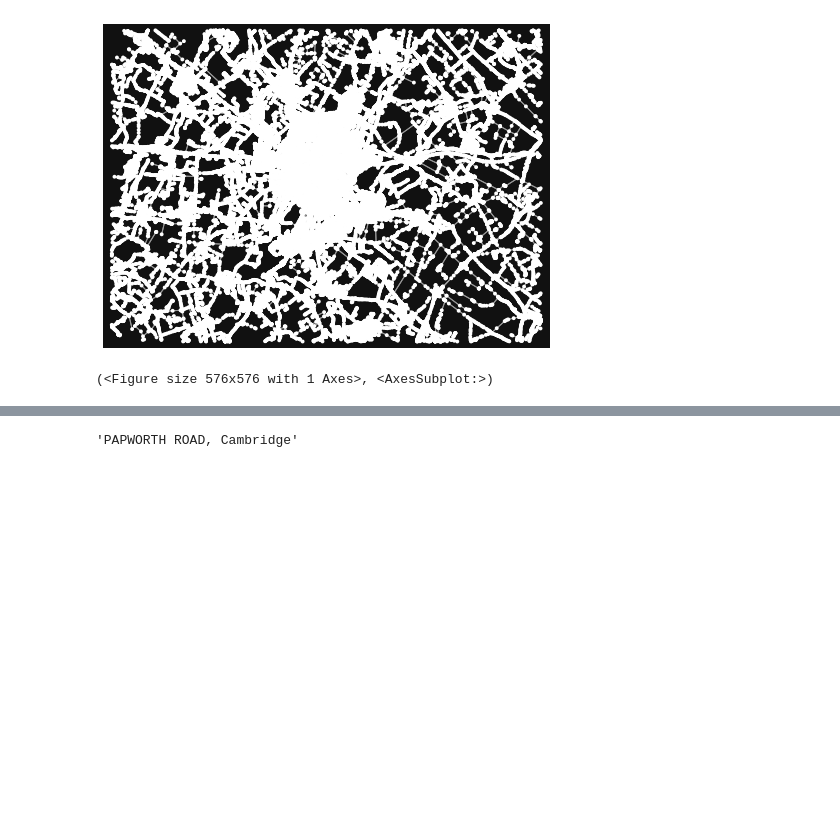
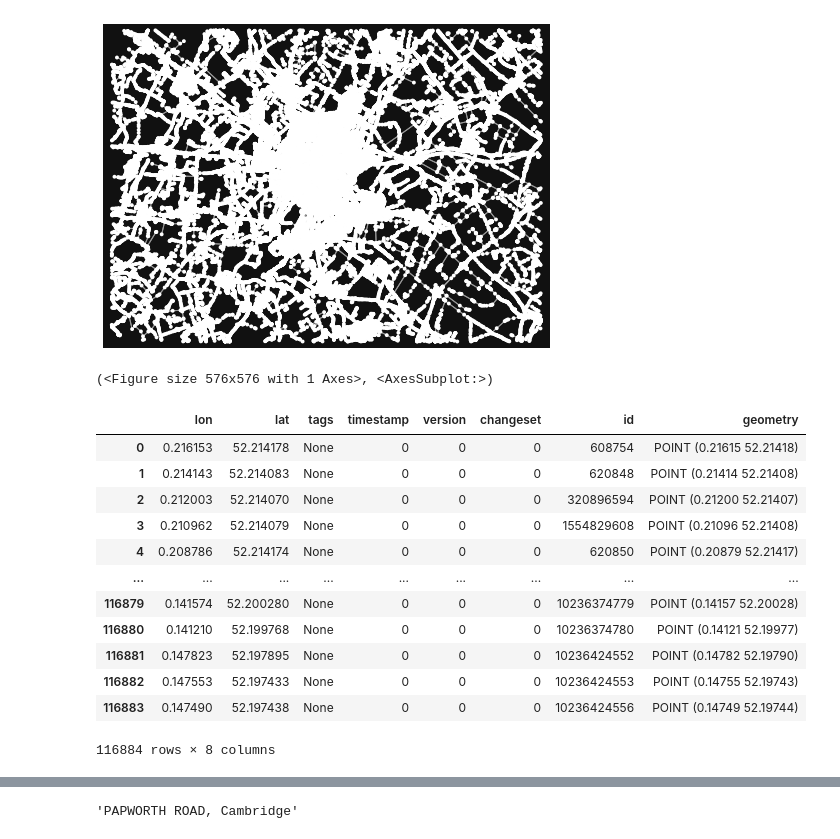
Before and after one commit to nhsx/nhs_time_of_travel, a Jupyter notebook: MCLP/scripts/mclp_test2.ipynb, the cells around one changed output, grey strips where cells are left out. Drawn from its saved outputs; the diff is of its cells as text; code cells hidden in the pictures; blank space fills up the shorter version.

```diff
--- a/MCLP/scripts/mclp_test2.ipynb
+++ b/MCLP/scripts/mclp_test2.ipynb
@@ -60,3 +41,19 @@ ox.plot_graph(G)
 # %% [output]
 [figure]
 (<Figure size 576x576 with 1 Axes>, <AxesSubplot:>)
+# %%
+nodes
+# %% [output]
+|  | lon | lat | tags | timestamp | version | changeset | id | geometry |
+| 0 | 0.216153 | 52.214178 | None | 0 | 0 | 0 | 608754 | POINT (0.21615 52.21418) |
+| 1 | 0.214143 | 52.214083 | None | 0 | 0 | 0 | 620848 | POINT (0.21414 52.21408) |
+| 2 | 0.212003 | 52.214070 | None | 0 | 0 | 0 | 320896594 | POINT (0.21200 52.21407) |
+| 3 | 0.210962 | 52.214079 | None | 0 | 0 | 0 | 1554829608 | POINT (0.21096 52.21408) |
+| 4 | 0.208786 | 52.214174 | None | 0 | 0 | 0 | 620850 | POINT (0.20879 52.21417) |
+| ... | ... | ... | ... | ... | ... | ... | ... | ... |
+| 116879 | 0.141574 | 52.200280 | None | 0 | 0 | 0 | 10236374779 | POINT (0.14157 52.20028) |
+| 116880 | 0.141210 | 52.199768 | None | 0 | 0 | 0 | 10236374780 | POINT (0.14121 52.19977) |
+| 116881 | 0.147823 | 52.197895 | None | 0 | 0 | 0 | 10236424552 | POINT (0.14782 52.19790) |
+| 116882 | 0.147553 | 52.197433 | None | 0 | 0 | 0 | 10236424553 | POINT (0.14755 52.19743) |
+| 116883 | 0.147490 | 52.197438 | None | 0 | 0 | 0 | 10236424556 | POINT (0.14749 52.19744) |
+116884 rows × 8 columns
```
Also changed, not shown: parts of 9 cells of this notebook, 7 other files.
